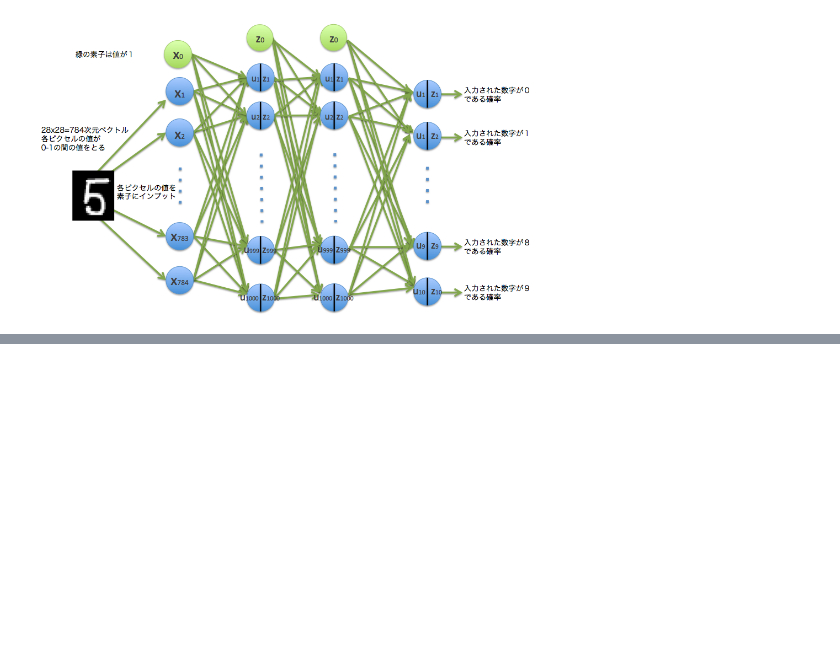
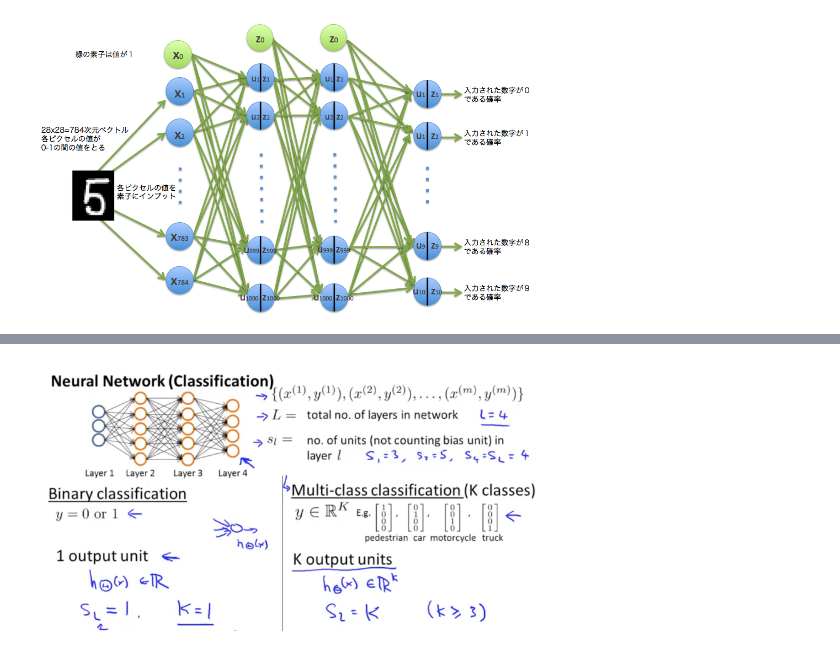
Before and after one commit to f2um2326/chainer-tutorial, a Jupyter notebook: notebook/chainer_tutorial.ipynb, the cells around one changed output, grey strips where cells are left out. Saved outputs shown, nothing was run; the diff lists cells and outputs as text; code cells hidden in the pictures; blank space fills up the shorter version.

```diff
--- a/notebook/chainer_tutorial.ipynb
+++ b/notebook/chainer_tutorial.ipynb
@@ -214,3 +210,8 @@ fetch MNIST dataset
+# %%
+path = 'https://raw.githubusercontent.com/ritchieng/machine-learning-stanford/master/w5_neural_networks_learning/k.png'
+Image(path, width=500, height=500)
+# %% [output]
+[figure, added]
 # %%
 # minibatch に分けて処理するための設定
 # train, test を batchsize でランダムに分割する
```
Also changed, not shown: parts of 5 cells of this notebook, 6 other files.
